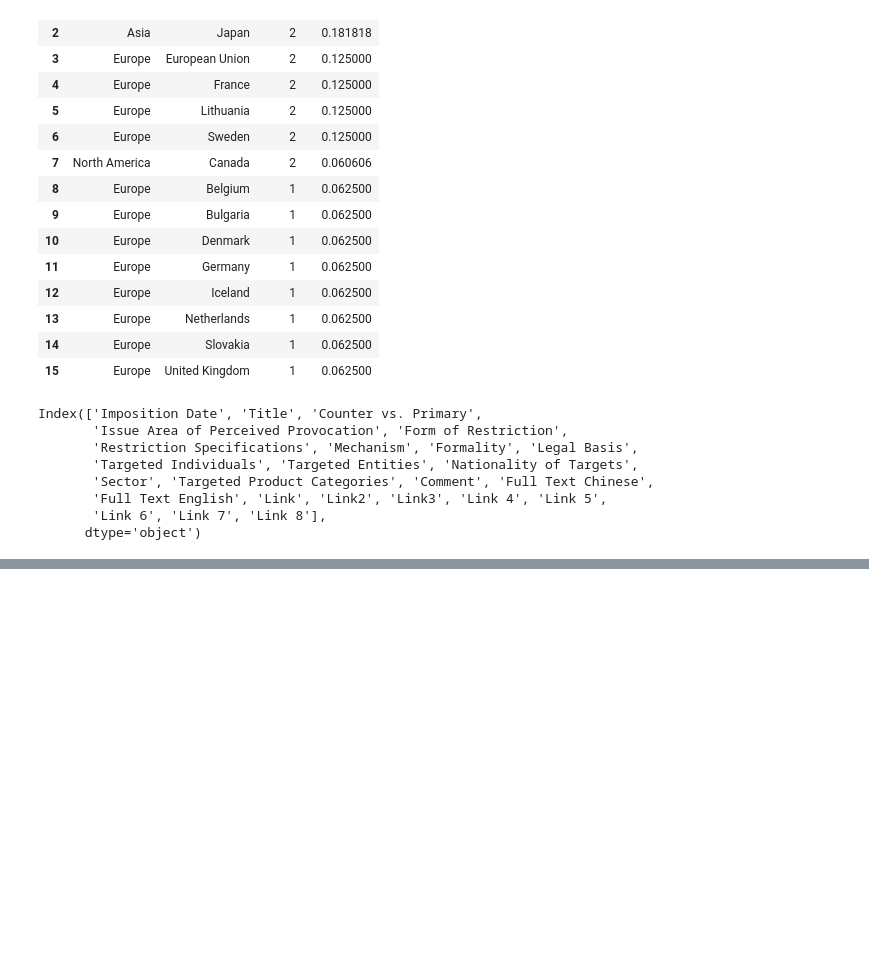
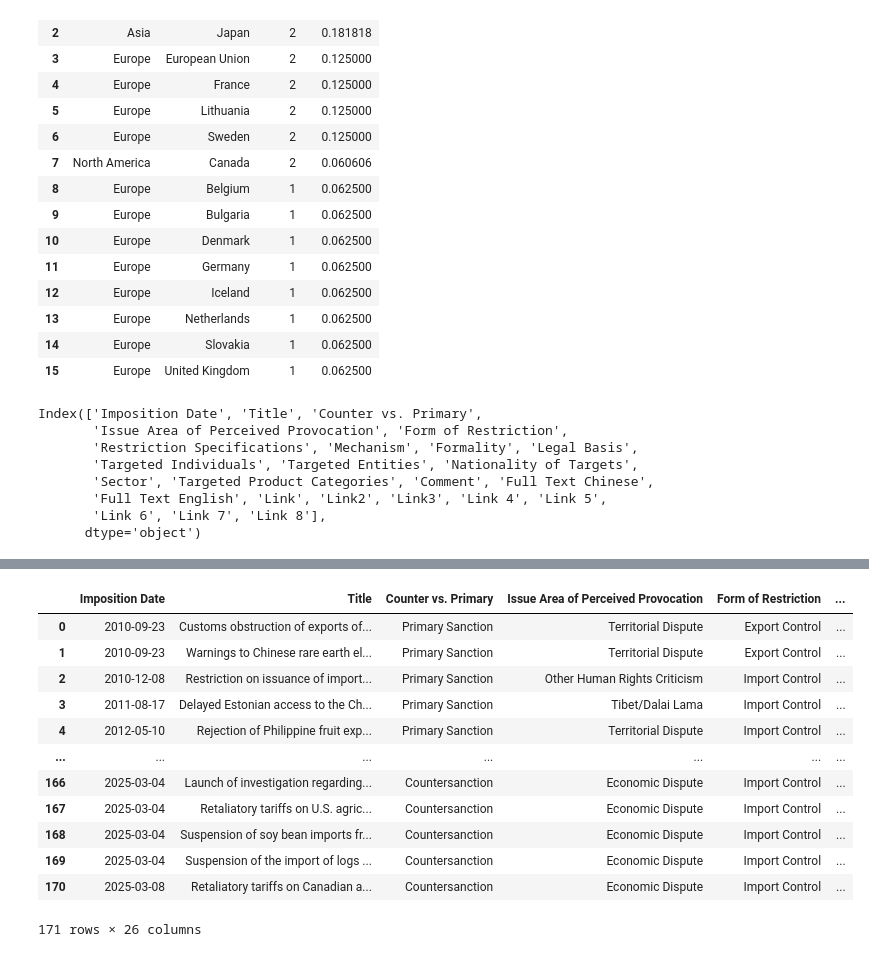
Before and after one commit to pnadelofficial/bohman_china_sanctions, a Jupyter notebook: testing.ipynb, the cells around one changed output, grey strips where cells are left out. Cells and saved outputs as stored; diff of their text form; code cells hidden in the pictures; blank space fills up the shorter version.

```diff
--- a/testing.ipynb
+++ b/testing.ipynb
@@ -471,0 +491,16 @@ Index(['Imposition Date', 'Title', 'Counter vs. Primary',
+# %%
+df
+# %% [output]
+|  | Imposition Date | Title | Counter vs. Primary | Issue Area of Perceived Provocation | Form of Restriction | ... |
+| 0 | 2010-09-23 | Customs obstruction of exports of... | Primary Sanction | Territorial Dispute | Export Control | ... |
+| 1 | 2010-09-23 | Warnings to Chinese rare earth el... | Primary Sanction | Territorial Dispute | Export Control | ... |
+| 2 | 2010-12-08 | Restriction on issuance of import... | Primary Sanction | Other Human Rights Criticism | Import Control | ... |
+| 3 | 2011-08-17 | Delayed Estonian access to the Ch... | Primary Sanction | Tibet/Dalai Lama | Import Control | ... |
+| 4 | 2012-05-10 | Rejection of Philippine fruit exp... | Primary Sanction | Territorial Dispute | Import Control | ... |
+| ... | ... | ... | ... | ... | ... | ... |
+| 166 | 2025-03-04 | Launch of investigation regarding... | Countersanction | Economic Dispute | Import Control | ... |
+| 167 | 2025-03-04 | Retaliatory tariffs on U.S. agric... | Countersanction | Economic Dispute | Import Control | ... |
+| 168 | 2025-03-04 | Suspension of soy bean imports fr... | Countersanction | Economic Dispute | Import Control | ... |
+| 169 | 2025-03-04 | Suspension of the import of logs ... | Countersanction | Economic Dispute | Import Control | ... |
+| 170 | 2025-03-08 | Retaliatory tariffs on Canadian a... | Countersanction | Economic Dispute | Import Control | ... |
+171 rows × 26 columns
```
Also changed, not shown: parts of 21 cells of this notebook, 1 other file.
